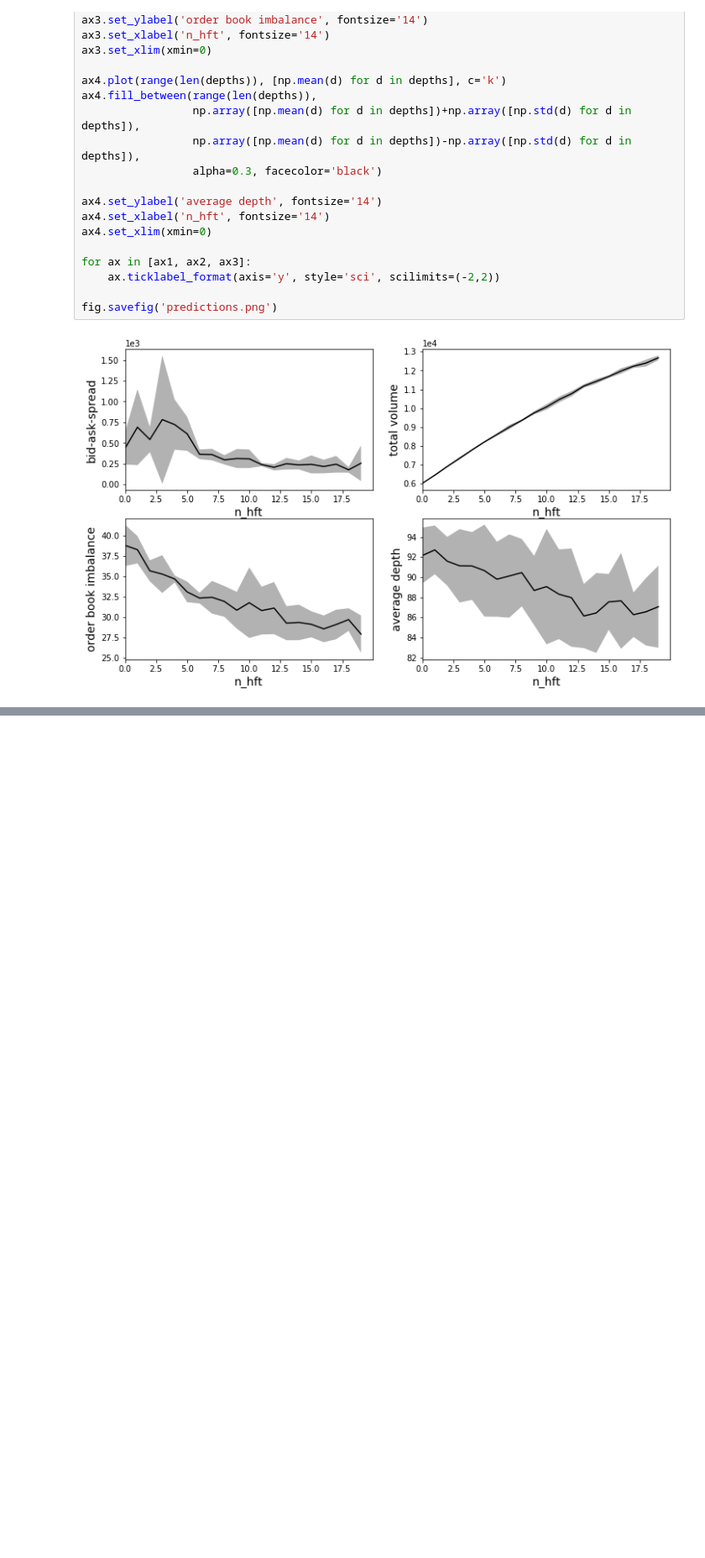
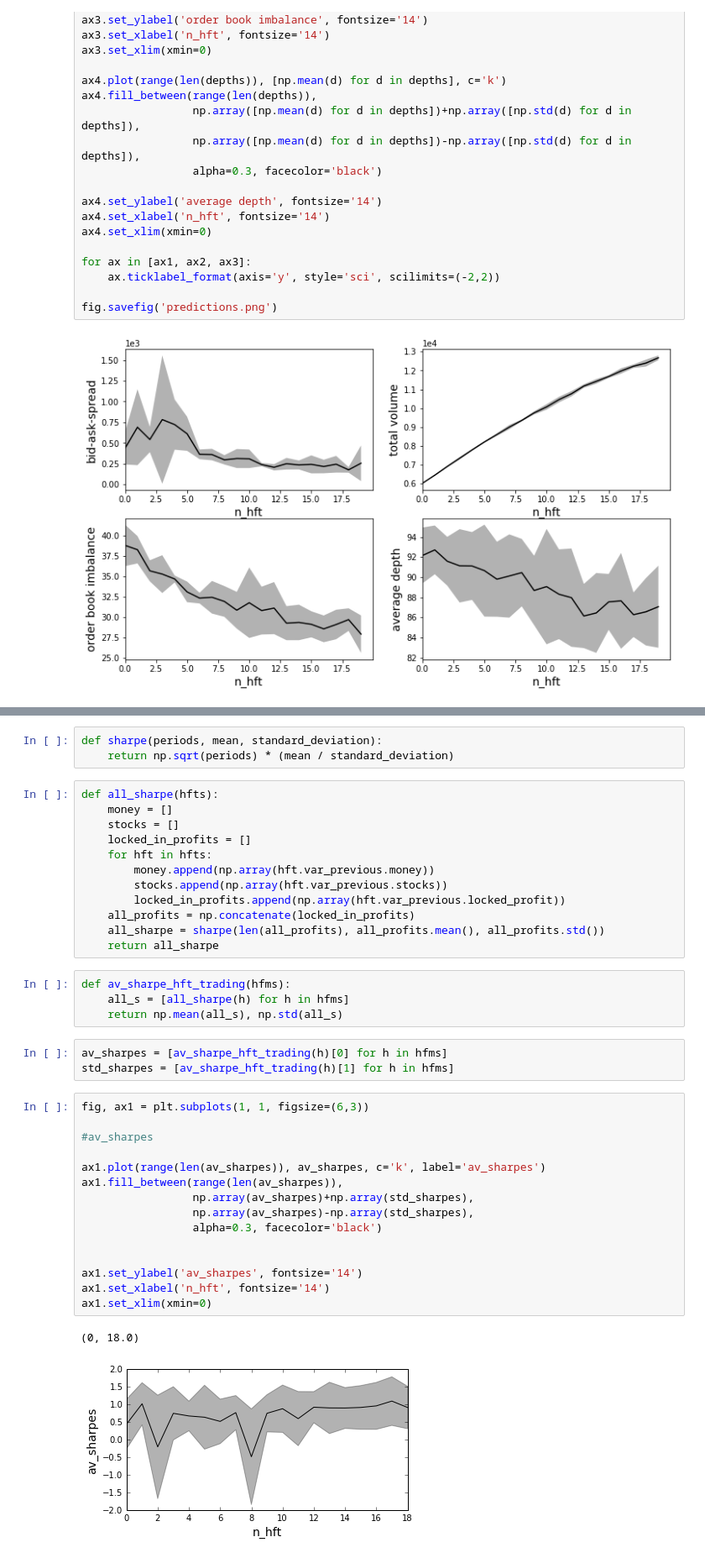
Before and after one commit to joerischasfoort/hfm-abm, a Jupyter notebook: experiments.ipynb, the cells around one changed output, grey strips where cells are left out. Shown at 84% size. Saved outputs shown, nothing was run; the diff lists cells and outputs as text; blank space fills up the shorter version.

```diff
--- a/experiments.ipynb
+++ b/experiments.ipynb
@@ -244,0 +385,40 @@ fig.savefig('predictions.png')
+# %%
+def sharpe(periods, mean, standard_deviation):
+    return np.sqrt(periods) * (mean / standard_deviation)
+# %%
+def all_sharpe(hfts):
+    money = []
+    stocks = []
+    locked_in_profits = []
+    for hft in hfts:
+        money.append(np.array(hft.var_previous.money))
+        stocks.append(np.array(hft.var_previous.stocks))
+        locked_in_profits.append(np.array(hft.var_previous.locked_profit))
+    all_profits = np.concatenate(locked_in_profits)
+    all_sharpe = sharpe(len(all_profits), all_profits.mean(), all_profits.std())
+    return all_sharpe
+# %%
+def av_sharpe_hft_trading(hfms):
+    all_s = [all_sharpe(h) for h in hfms]
+    return np.mean(all_s), np.std(all_s)
+# %%
+av_sharpes = [av_sharpe_hft_trading(h)[0] for h in hfms]
+std_sharpes = [av_sharpe_hft_trading(h)[1] for h in hfms]
+# %%
+fig, ax1 = plt.subplots(1, 1, figsize=(6,3))
+
+#av_sharpes
+
+ax1.plot(range(len(av_sharpes)), av_sharpes, c='k', label='av_sharpes')
+ax1.fill_between(range(len(av_sharpes)),
+                 np.array(av_sharpes)+np.array(std_sharpes),
+                 np.array(av_sharpes)-np.array(std_sharpes),
+                 alpha=0.3, facecolor='black')
+
+
+ax1.set_ylabel('av_sharpes', fontsize='14')
+ax1.set_xlabel('n_hft', fontsize='14')
+ax1.set_xlim(xmin=0)
+# %% [output]
+(0, 18.0)
+[figure, added]
```
Also changed, not shown: parts of 12 cells of this notebook, 2 other files.
